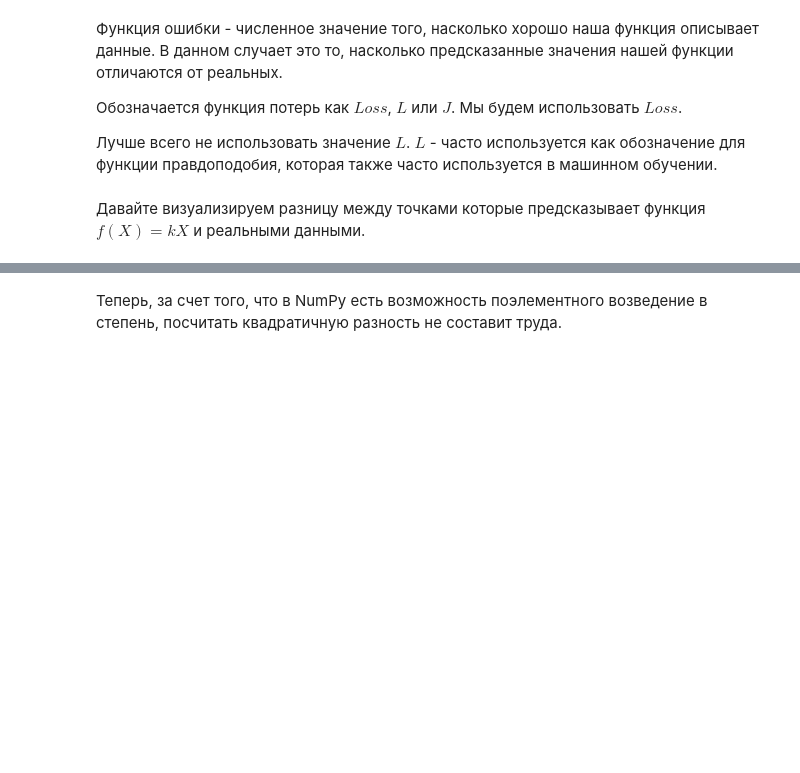
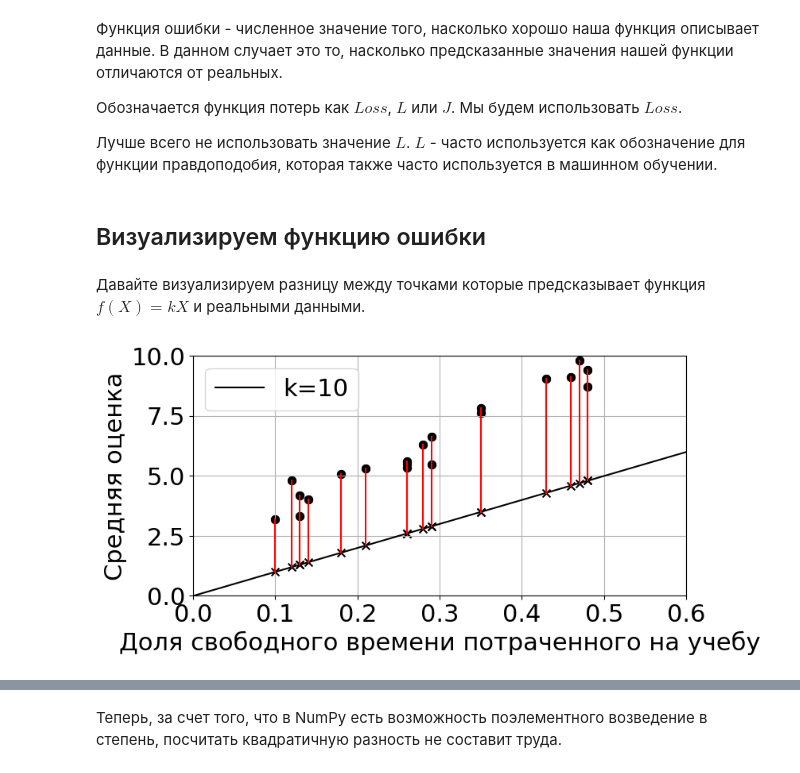
Before and after one commit to mts-machines-learn/ml-course-dec2019, a Jupyter notebook: 4. Линейная регрессия l/Regression_1_lecture.ipynb, the cells around one changed output, grey strips where cells are left out. Cells and saved outputs as stored; diff of their text form; code cells hidden in the pictures; blank space fills up the shorter version.

```diff
--- a/4. Линейная регрессия l/Regression_1_lecture.ipynb
+++ b/4. Линейная регрессия l/Regression_1_lecture.ipynb
@@ -175,7 +241,11 @@ choose_slope(X, y)
 Обозначается функция потерь как $Loss$, $L$ или $J$. Мы будем использовать $Loss$.
 
 Лучше всего не использовать значение $L$. $L$ - часто используется как обозначение для функции правдоподобия, которая также часто используется в машинном обучении.
+# %% [markdown]
+## Визуализируем функцию ошибки
 # %% [markdown]
 Давайте визуализируем разницу между точками которые предсказывает функция $f(X) = kX$ и реальными данными.
 # %%
-plot_data_and_error(X, y)
+plot_data_and_linear_function_with_error(X, y, k=10)
+# %% [output]
+[figure, added]
```
Also changed, not shown: parts of 112 cells of this notebook, 1 other file.
